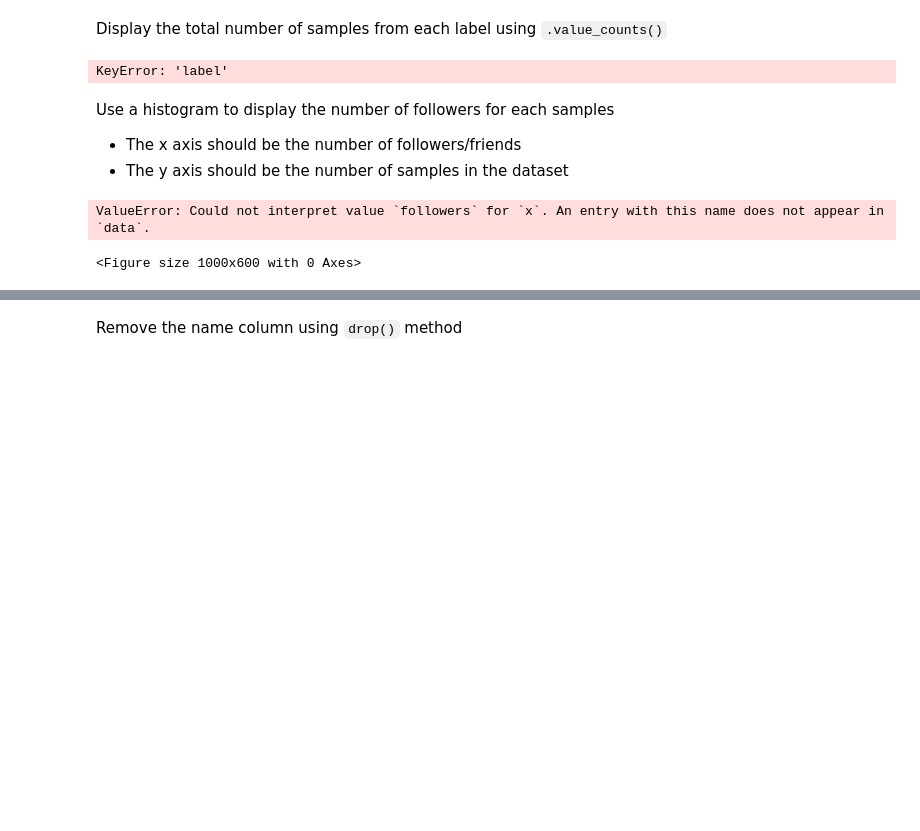
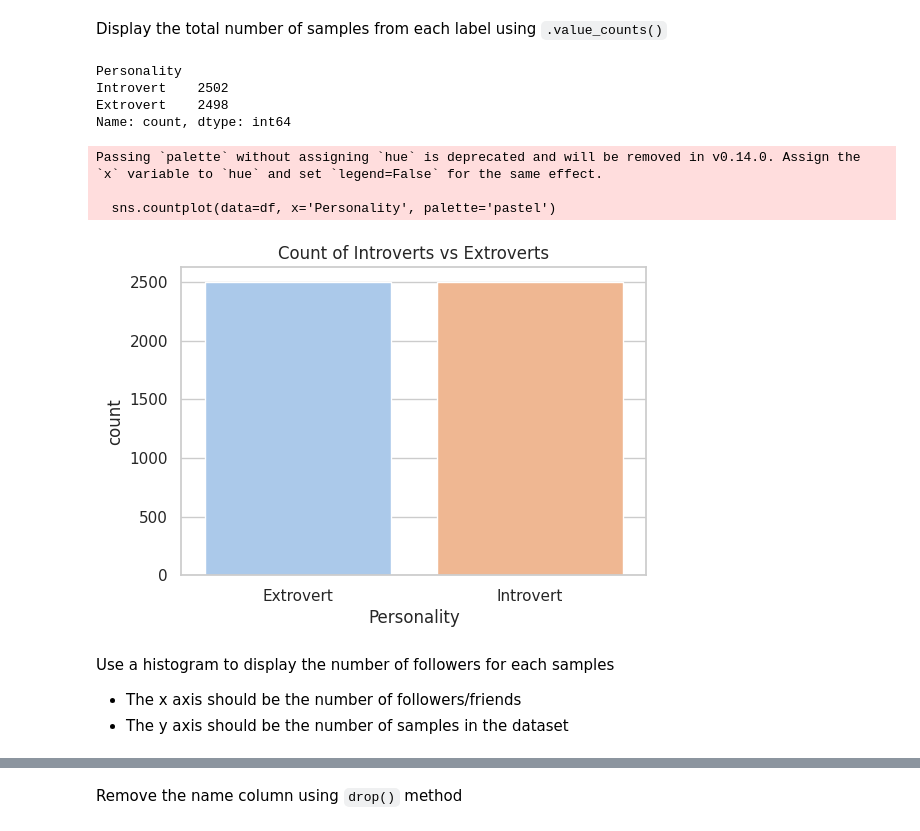
Before and after one commit to flexyledger/CCMACLRL_COM243ML, a Jupyter notebook: Lab/Lab-Exercise-1/Exercise1.ipynb, the cells around one changed output, grey strips where cells are left out. Saved outputs shown, nothing was run; the diff lists cells and outputs as text; code cells hidden in the pictures; blank space fills up the shorter version.

```diff
--- a/Lab/Lab-Exercise-1/Exercise1.ipynb
+++ b/Lab/Lab-Exercise-1/Exercise1.ipynb
@@ -90,30 +90,24 @@ None
 # %% [markdown]
 Display the total number of samples from each label using `.value_counts()`
 # %%
-# Print the text output
-print(df['label'].value_counts())
+# Print the text output using the correct column name 'Personality'
+print(df['Personality'].value_counts())
 
 # Add a visual illustration of the class distribution
 plt.figure(figsize=(6, 4))
-sns.countplot(data=df, x='label', palette='pastel')
-plt.title('Count of Introverts (0) vs Extroverts (1)')
+sns.countplot(data=df, x='Personality', palette='pastel')
+plt.title('Count of Introverts vs Extroverts')
 plt.show()
 # %% [output]
-KeyError: 'label'
+Personality
+Introvert    2502
+Extrovert    2498
+Name: count, dtype: int64
+Passing `palette` without assigning `hue` is deprecated and will be removed in v0.14.0. Assign the `x` variable to `hue` and set `legend=False` for the same effect.
+
+  sns.countplot(data=df, x='Personality', palette='pastel')
+[figure, added]
 # %% [markdown]
 Use a histogram to display the number of followers for each samples
  - The x axis should be the number of followers/friends
  - The y axis should be the number of samples in the dataset
-# %%
-plt.figure(figsize=(10, 6))
-
-# Using seaborn to create a rich histogram separated by label with a density curve (KDE)
-sns.histplot(data=df, x='followers', hue='label', bins=20, kde=True, palette='bright', alpha=0.6)
-
-plt.title('Distribution of Followers by Personality Type', fontsize=14)
-plt.xlabel('Number of Followers/Friends', fontsize=12)
-plt.ylabel('Number of Samples', fontsize=12)
-plt.show()
-# %% [output]
-ValueError: Could not interpret value `followers` for `x`. An entry with this name does not appear in `data`.
-<Figure size 1000x600 with 0 Axes>
```
Also changed, not shown: parts of 9 cells of this notebook.
